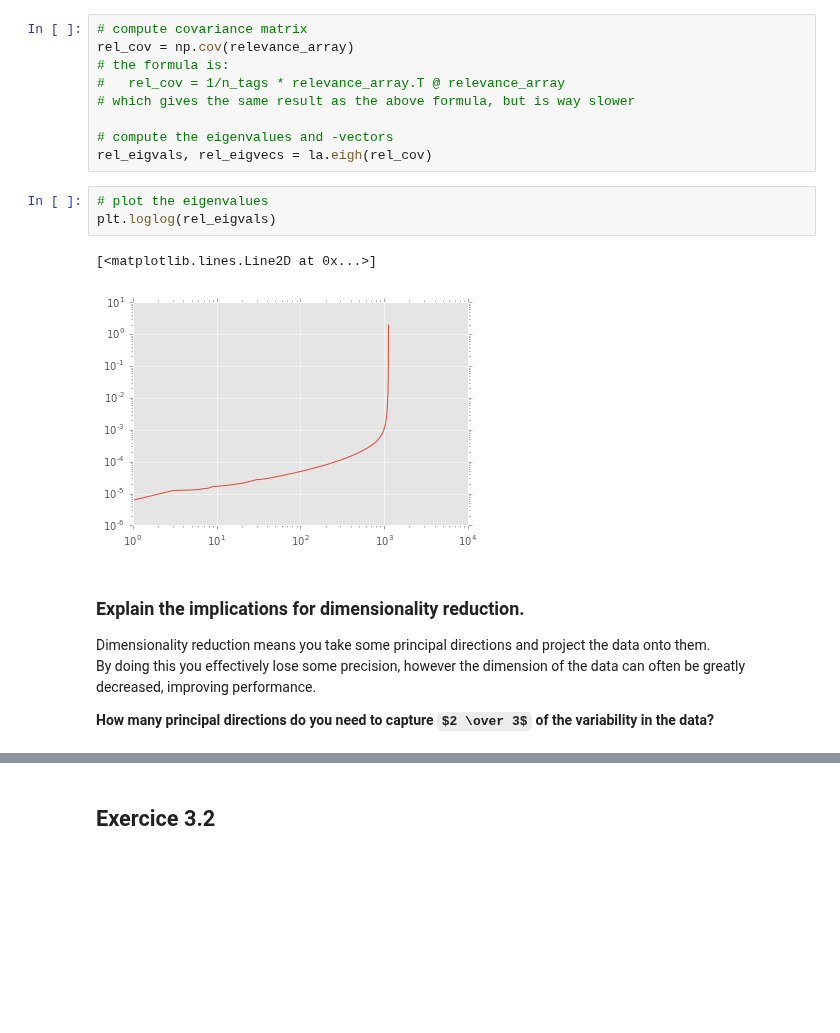
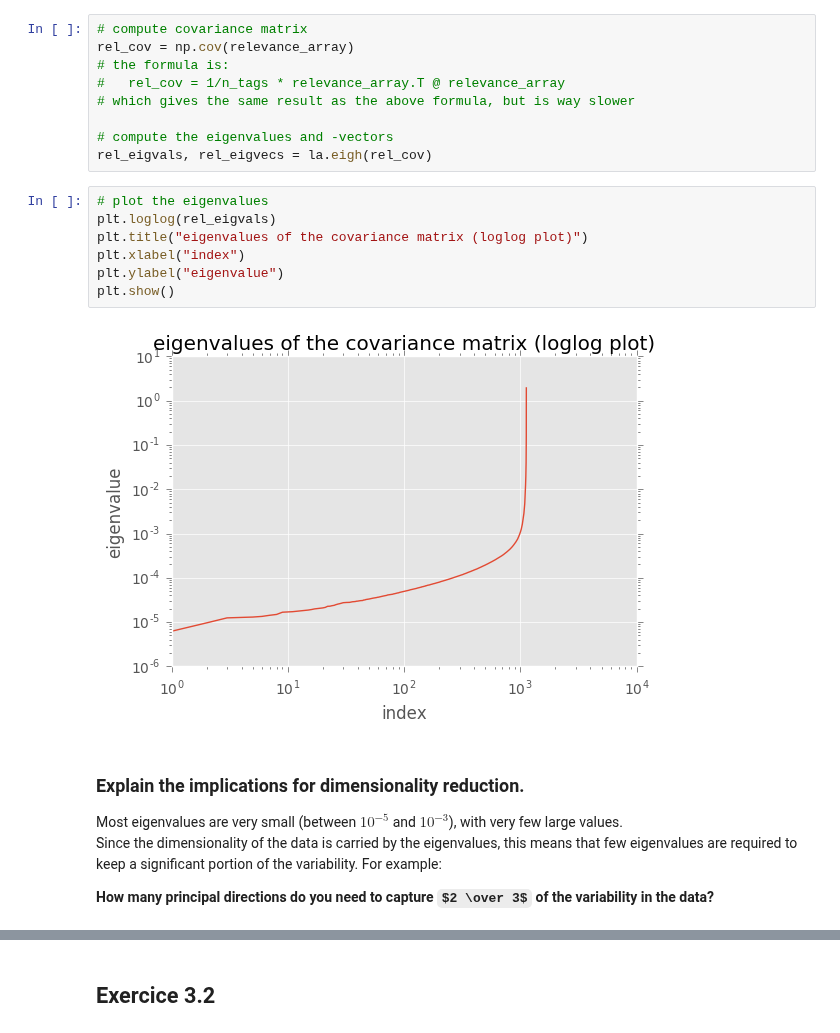
Before and after one commit to roblan11/InternetAnalyticsProject, a Jupyter notebook: ix-lab3/lab3-dimred.ipynb, the cells around one changed output, grey strips where cells are left out. Cells and saved outputs as stored; diff of their text form; some formulas as TeX source; blank space fills up the shorter version.

```diff
--- a/ix-lab3/lab3-dimred.ipynb
+++ b/ix-lab3/lab3-dimred.ipynb
@@ -89,14 +96,17 @@ rel_eigvals, rel_eigvecs = la.eigh(rel_cov)
 # %%
 # plot the eigenvalues
 plt.loglog(rel_eigvals)
+plt.title("eigenvalues of the covariance matrix (loglog plot)")
+plt.xlabel("index")
+plt.ylabel("eigenvalue")
+plt.show()
 # %% [output]
-[<matplotlib.lines.Line2D at 0x...>]
-[figure, old version]
+[figure, new version]
 # %% [markdown]
 ### Explain the implications for dimensionality reduction.
 
-Dimensionality reduction means you take some principal directions and project the data onto them. <br>
-By doing this you effectively lose some precision, however the dimension of the data can often be greatly decreased, improving performance.
+Most eigenvalues are very small (between $10^{-5}$ and $10^{-3}$), with very few large values. <br>
+Since the dimensionality of the data is carried by the eigenvalues, this means that few eigenvalues are required to keep a significant portion of the variability. For example:
 
 **How many principal directions do you need to capture $2 \over 3$ of the variability in the data?**
 # %%
```
Also changed, not shown: parts of 23 cells of this notebook.
